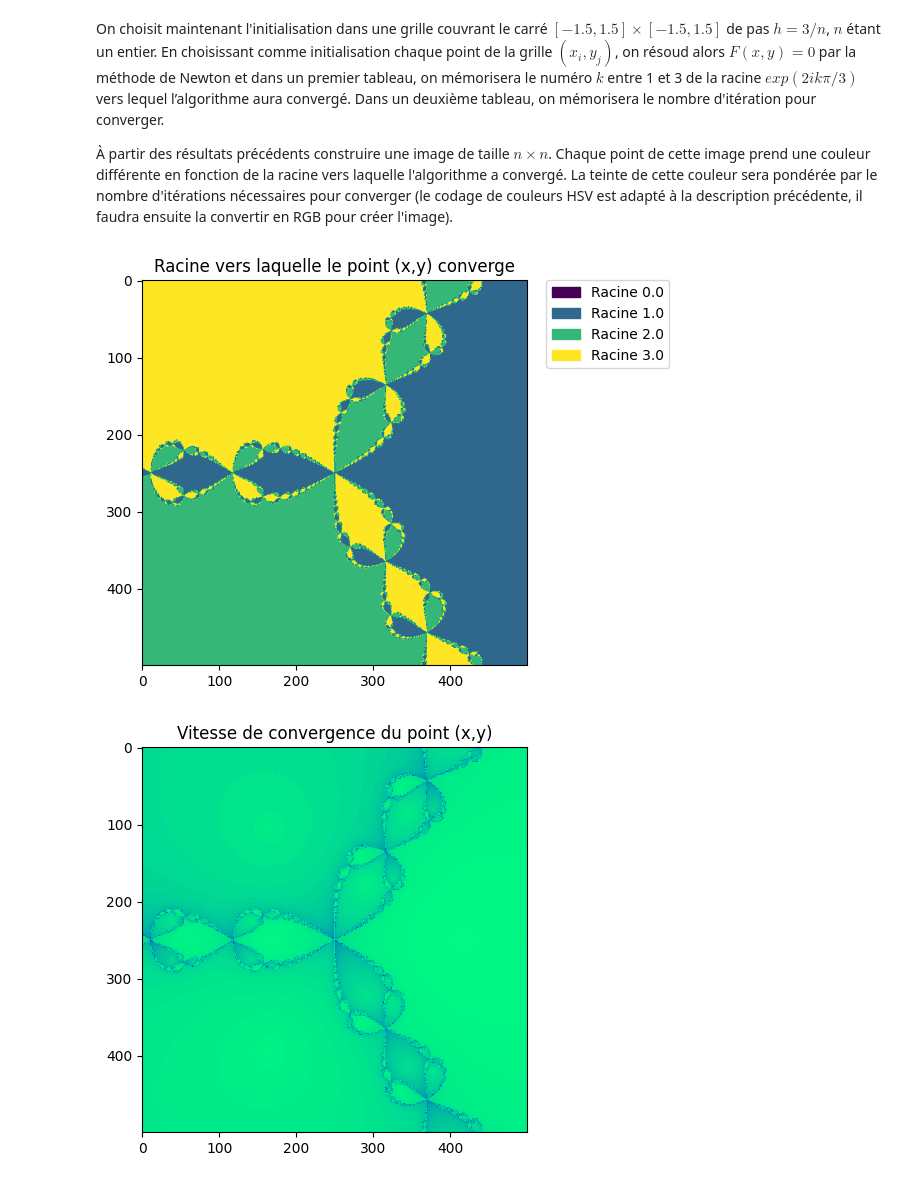
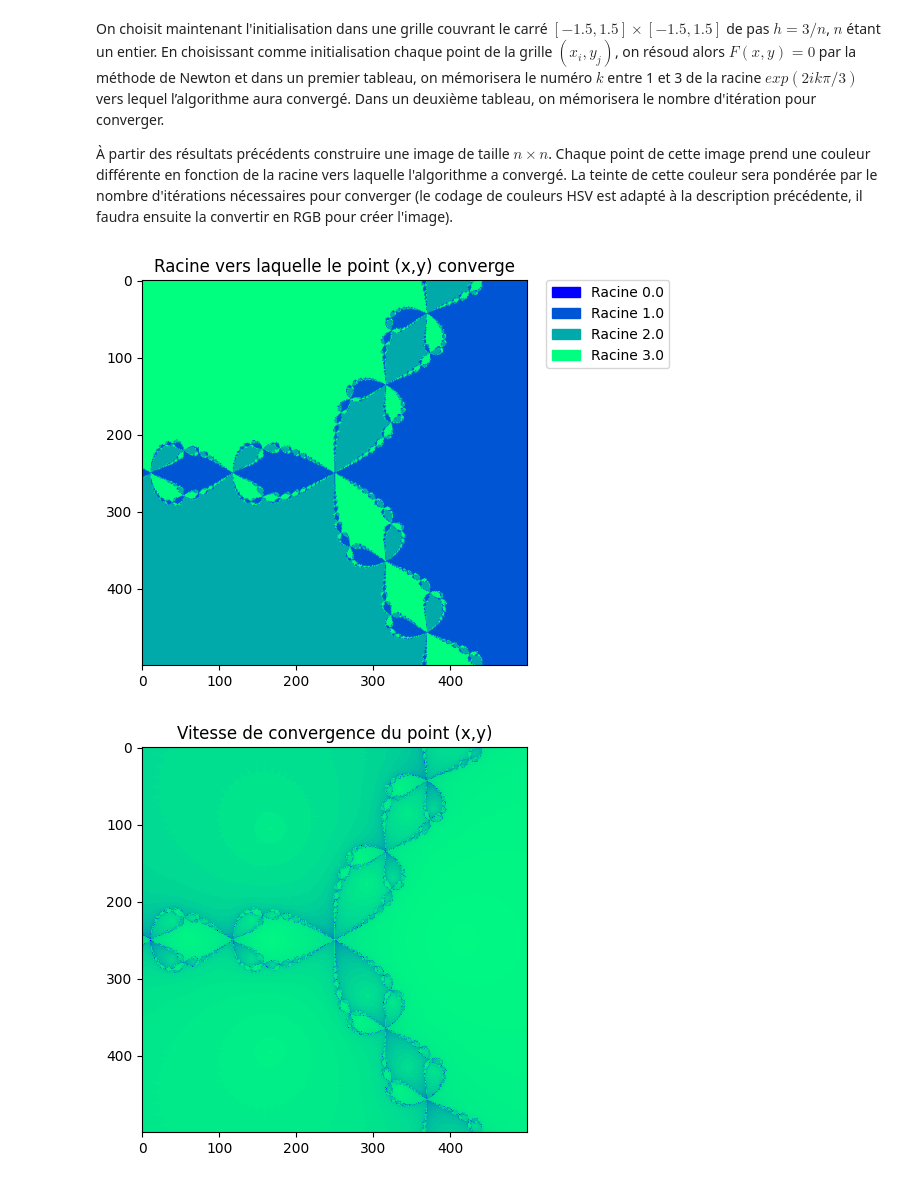
Before and after one commit to arthurmath/Newton_Fractales, a Jupyter notebook: Fractales_Newton.ipynb, the cells around one changed output. Saved outputs shown, nothing was run; the diff lists cells and outputs as text; code cells hidden in the pictures.

```diff
--- a/Fractales_Newton.ipynb
+++ b/Fractales_Newton.ipynb
@@ -125,35 +124,35 @@ for i in range(len(X)):
         x0 = [X[i],Y[j]]
         Xnewt, Ynewt, it = newton2d(F, DF, x0, tol, max_iter)
         z = Xnewt[-1] + 1j*Ynewt[-1]
 
         if np.allclose(z, racines[0], atol=1e-2) :
             K[j,i] = 1
             #K[j,i] = (0, 0, 255)
         elif np.allclose(z, racines[1], atol=1e-2):
             K[j,i] = 2
             #K[j,i] = (255, 0, 0)
         elif np.allclose(z, racines[2], atol=1e-2) :
             K[j,i] = 3
             #K[j,i] = (0, 255, 0)
 
 
 ### Affichage
 fig, ax = plt.subplots(figsize=(5,5))
-im = plt.imshow(K) #, cmap = 'winter')
+im = plt.imshow(K, cmap = 'winter')
 
 ### Tracé de la légende ###
 values = np.unique(K.ravel())
 # get the colors of the values, according to the colormap used by imshow
 colors = [im.cmap(im.norm(value)) for value in values]
 # create a patch (proxy artist) for every color
 patches = [mpatches.Patch(color=colors[i], label="Racine {l}".format(l=values[i]) ) for i in range(len(values)) ]
 # put those patched as legend-handles into the legend
 plt.legend(handles=patches, bbox_to_anchor=(1.05, 1), loc=2, borderaxespad=0. )
 
 plt.title('Racine vers laquelle le point (x,y) converge')
 plt.show()
 # %% [output]
-[figure, old version]
+[figure, new version]
 # %%
 import matplotlib.pyplot as plt
 import matplotlib.patches as mpatches
```
Also changed, not shown: parts of 10 cells of this notebook.
